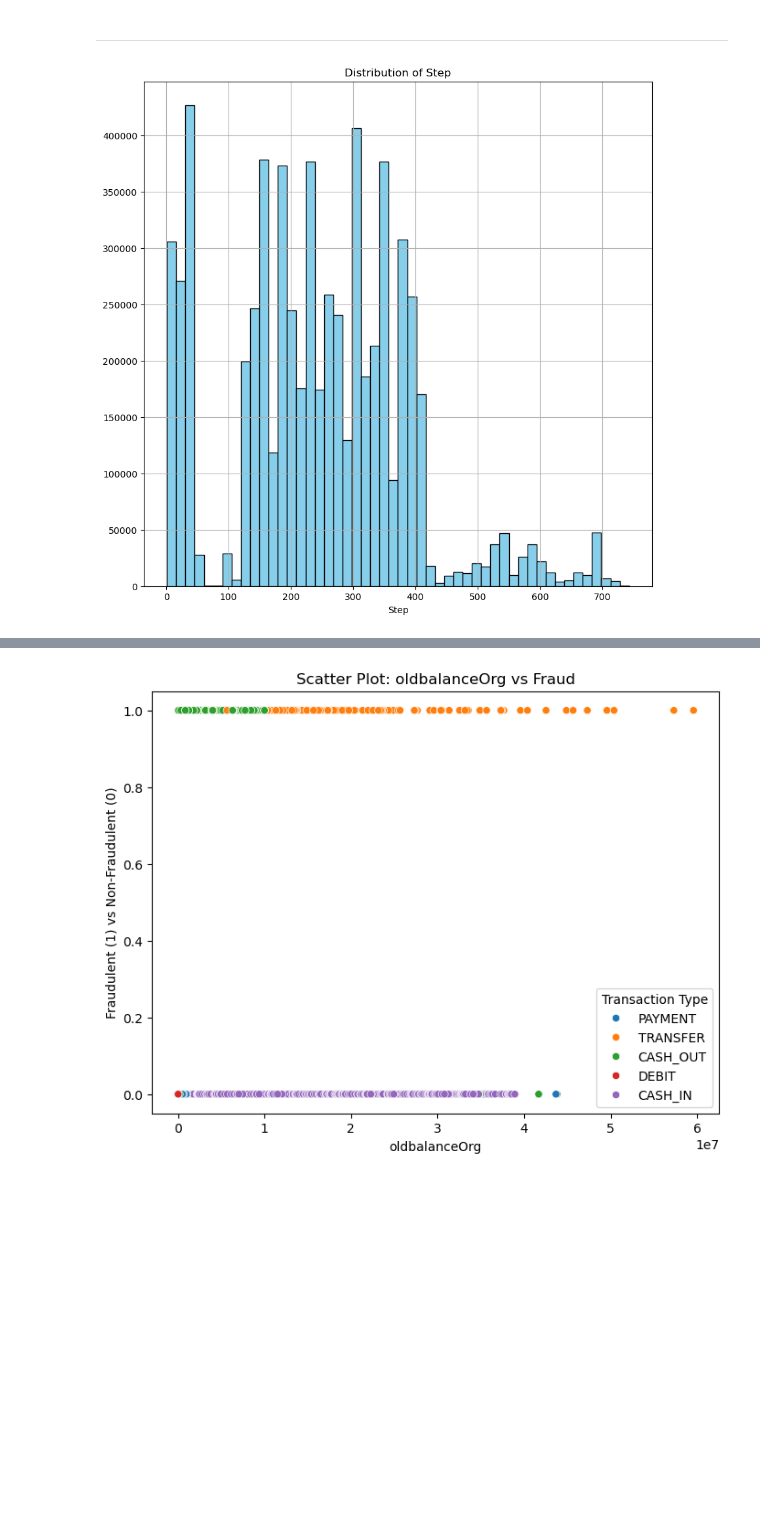
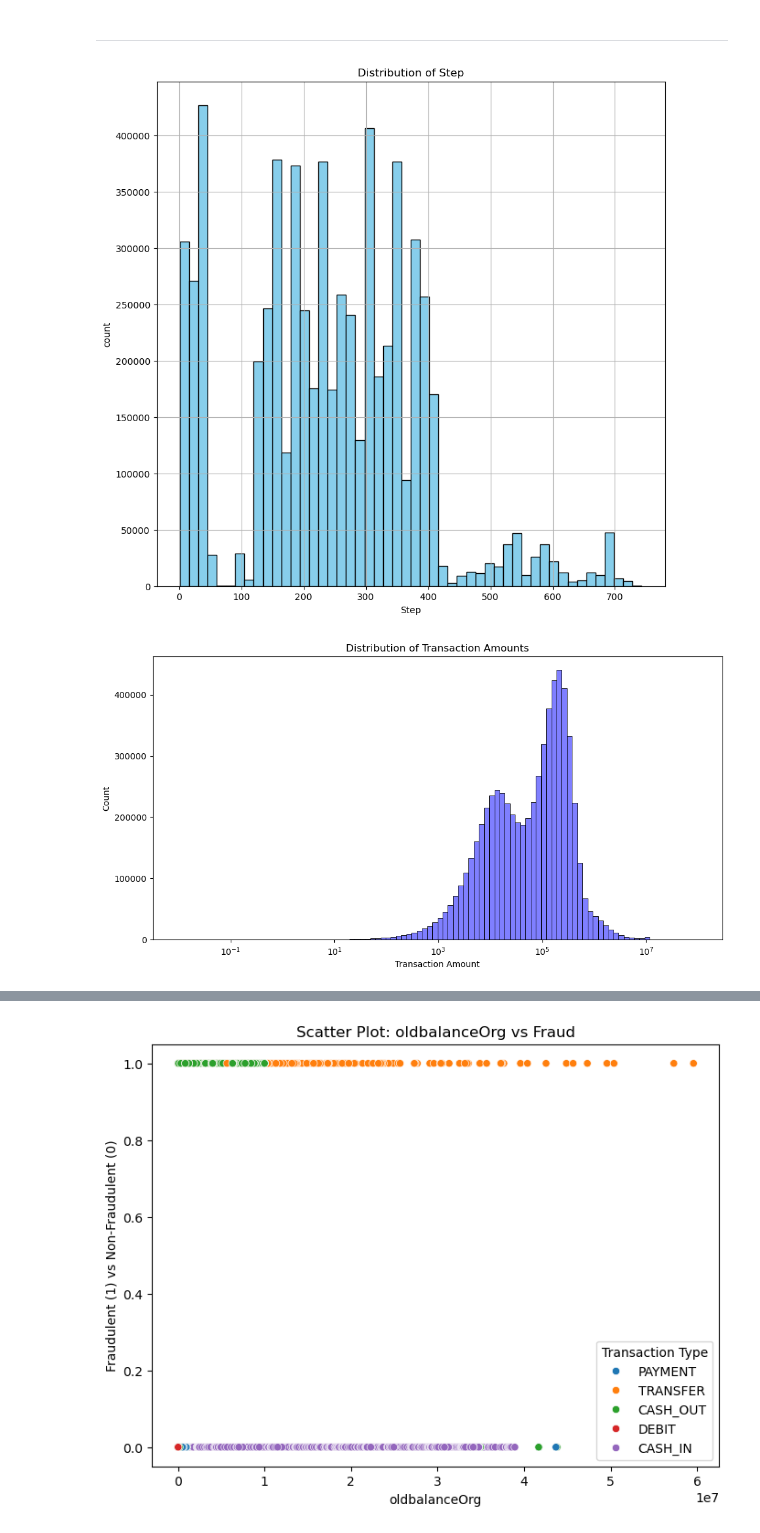
Before and after one commit to GClark89/Financial_fraud_machine, a Jupyter notebook: EDA.ipynb, the cells around one changed output, grey strips where cells are left out. Drawn from its saved outputs; the diff is of its cells as text; code cells hidden in the pictures; blank space fills up the shorter version.

```diff
--- a/EDA.ipynb
+++ b/EDA.ipynb
@@ -314,10 +341,19 @@ We see a very small amount that was acrtually fraud but wasn't flagged
 # %%
 #Not sure if i will use this
 #sns.histplot(data= df, bins = 50, color= 'skyblue', edgecolor= 'black')
 df['step'].hist(bins=50, color='skyblue', edgecolor='black')
 plt.title("Distribution of Step")
 plt.xlabel("Step")
+plt.ylabel("count")
+
+plt.figure(figsize=(12, 6))
+sns.histplot(df['amount'], bins=100, kde=True, log_scale=True, color='blue')
+plt.title('Distribution of Transaction Amounts')
+plt.xlabel('Transaction Amount')
+plt.ylabel('Count')
+plt.show()
 
 plt.show()
 # %% [output]
-[figure, old version]
+[figure, new version]
+[figure, added]
```
Also changed, not shown: parts of 32 cells of this notebook.
